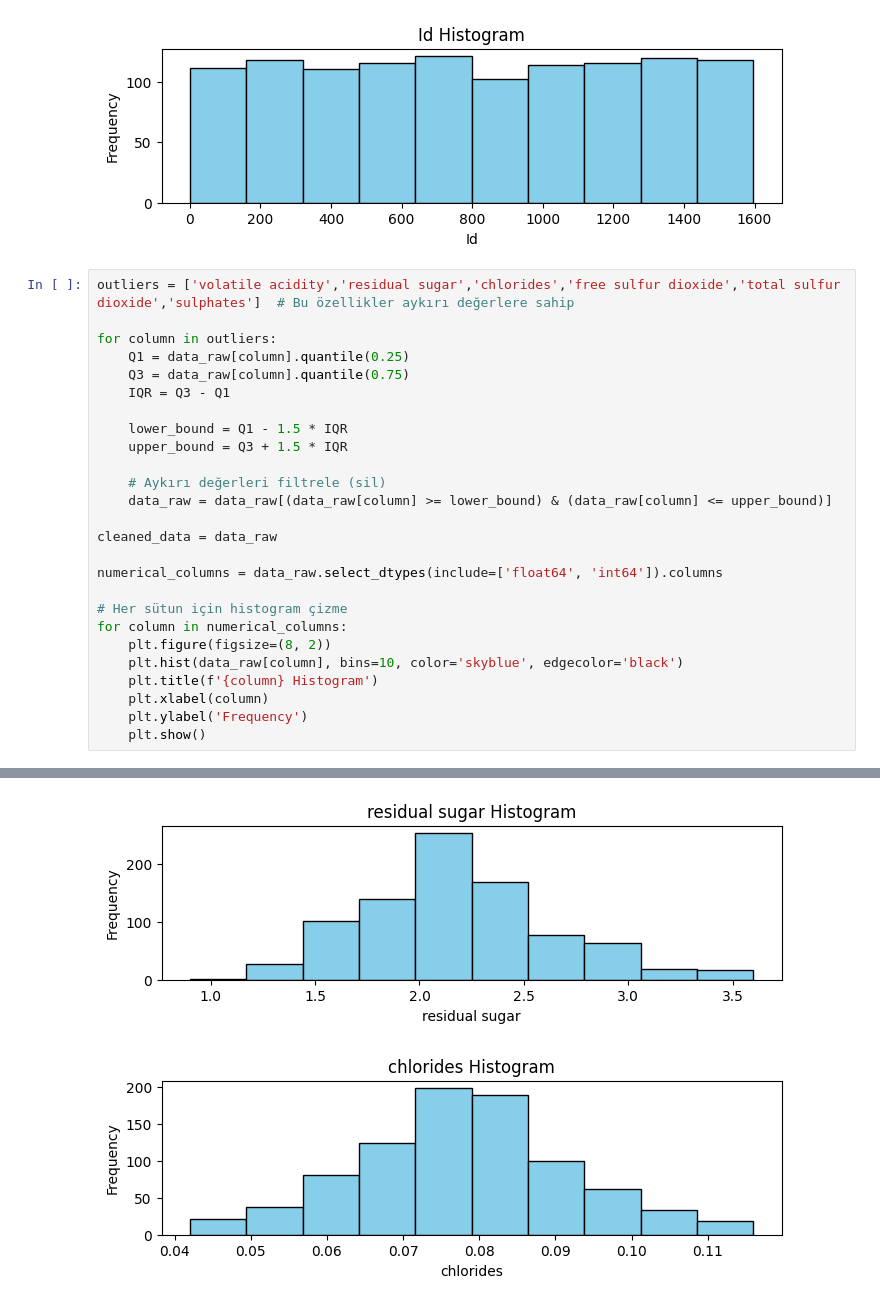
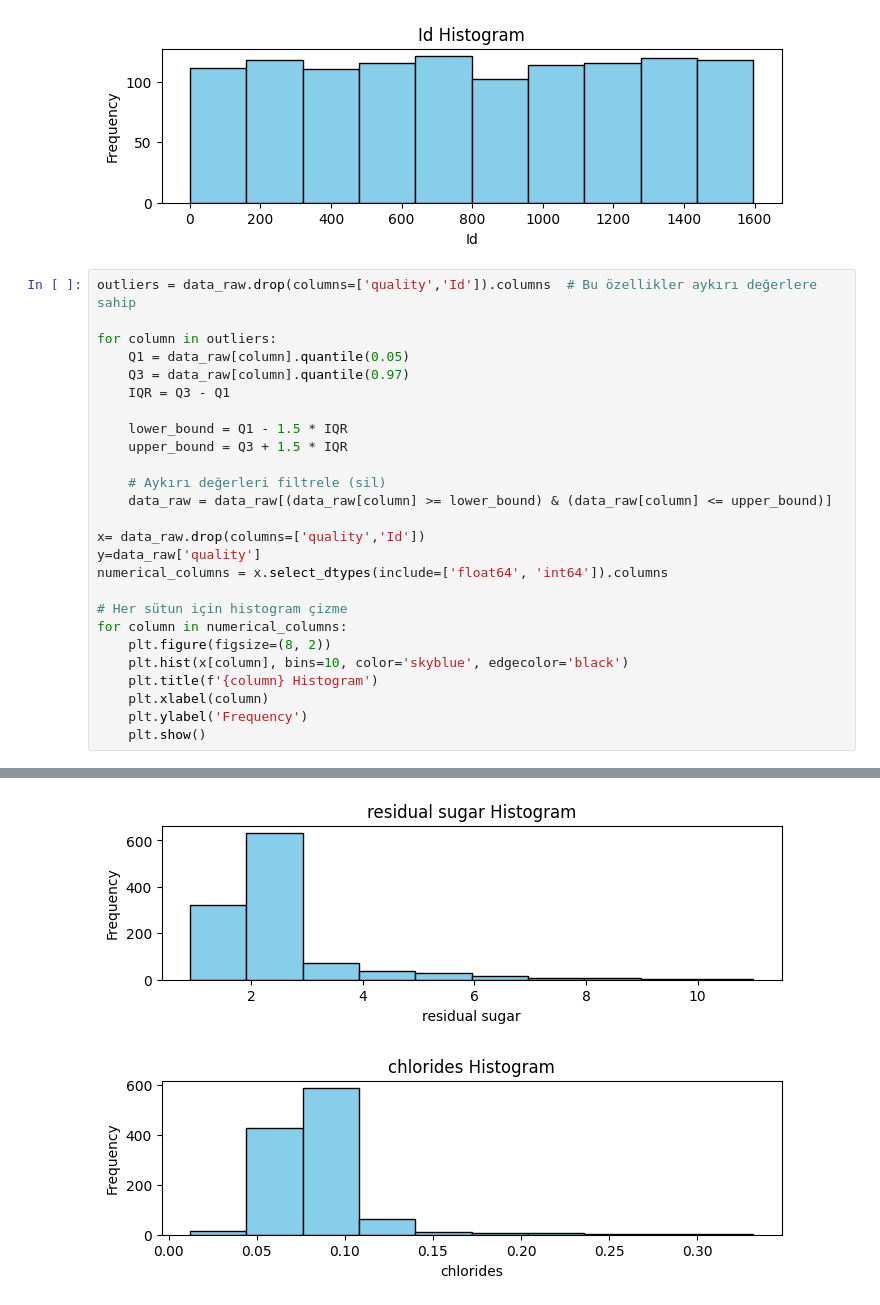
Before and after one commit to birtaa/Machine-learning-assignment, a Jupyter notebook: src/data_preprocessing.ipynb, the cells around one changed output, grey strips where cells are left out. Saved outputs shown, nothing was run; the diff lists cells and outputs as text.

```diff
--- a/src/data_preprocessing.ipynb
+++ b/src/data_preprocessing.ipynb
@@ -88,11 +100,11 @@ for column in numerical_columns:
 [figure]
 [figure]
 # %%
-outliers = ['volatile acidity','residual sugar','chlorides','free sulfur dioxide','total sulfur dioxide','sulphates']  # Bu özellikler aykırı değerlere sahip
+outliers = data_raw.drop(columns=['quality','Id']).columns  # Bu özellikler aykırı değerlere sahip
 
 for column in outliers:
-    Q1 = data_raw[column].quantile(0.25)
-    Q3 = data_raw[column].quantile(0.75)
+    Q1 = data_raw[column].quantile(0.05)
+    Q3 = data_raw[column].quantile(0.97)
     IQR = Q3 - Q1
 
     lower_bound = Q1 - 1.5 * IQR
@@ -101,14 +113,14 @@ for column in outliers:
     # Aykırı değerleri filtrele (sil)
     data_raw = data_raw[(data_raw[column] >= lower_bound) & (data_raw[column] <= upper_bound)]
 
-cleaned_data = data_raw
-
-numerical_columns = data_raw.select_dtypes(include=['float64', 'int64']).columns
+x= data_raw.drop(columns=['quality','Id'])
+y=data_raw['quality']
+numerical_columns = x.select_dtypes(include=['float64', 'int64']).columns
 
 # Her sütun için histogram çizme
 for column in numerical_columns:
     plt.figure(figsize=(8, 2))
-    plt.hist(data_raw[column], bins=10, color='skyblue', edgecolor='black')
+    plt.hist(x[column], bins=10, color='skyblue', edgecolor='black')
     plt.title(f'{column} Histogram')
     plt.xlabel(column)
     plt.ylabel('Frequency')
@@ -120,2 +132,2 @@ for column in numerical_columns:
-[figure, old version]
+[figure, new version]
-[figure, old version]
+[figure, new version]
```
Also changed, not shown: parts of 9 cells of this notebook.
